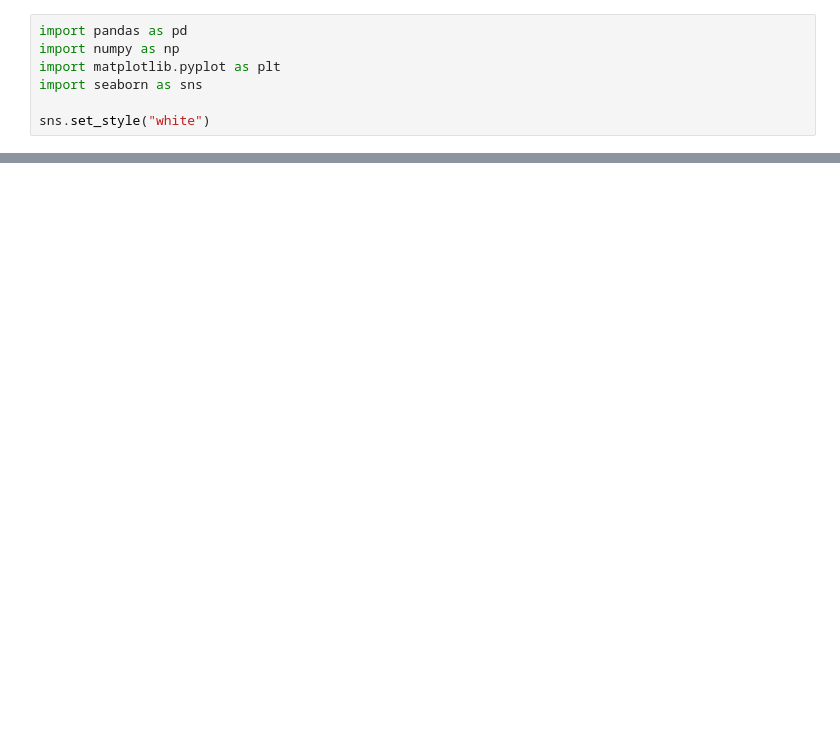
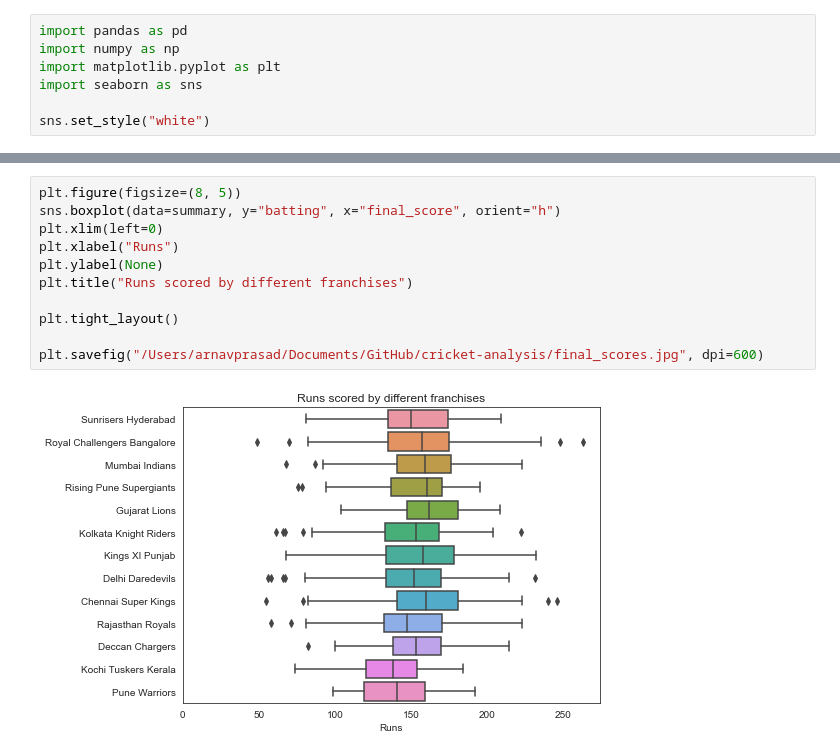
Before and after one commit to arnavprasad7/Cricket-analysis, a Jupyter notebook: t20.ipynb, the cells around one changed output, grey strips where cells are left out. Drawn from its saved outputs; the diff is of its cells as text; blank space fills up the shorter version.

```diff
--- a/t20.ipynb
+++ b/t20.ipynb
@@ -85,0 +138,13 @@ plt.title("Halfway points in T20 innings")
+# %%
+plt.figure(figsize=(8, 5))
+sns.boxplot(data=summary, y="batting", x="final_score", orient="h")
+plt.xlim(left=0)
+plt.xlabel("Runs")
+plt.ylabel(None)
+plt.title("Runs scored by different franchises")
+
+plt.tight_layout()
+
+plt.savefig("/Users/arnavprasad/Documents/GitHub/cricket-analysis/final_scores.jpg", dpi=600)
+# %% [output]
+[figure, added]
```
Also changed, not shown: parts of 10 cells of this notebook, 3 other files.
